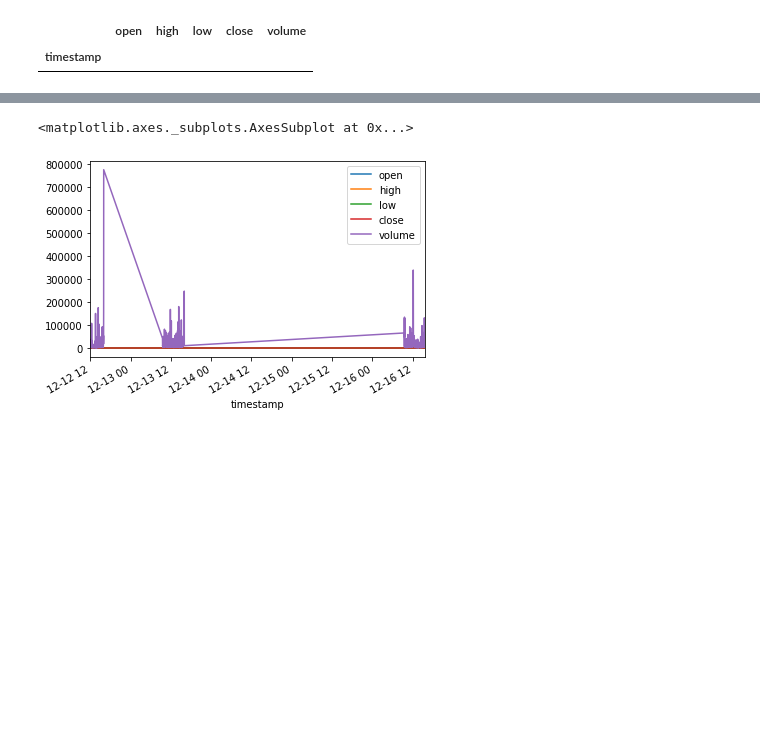
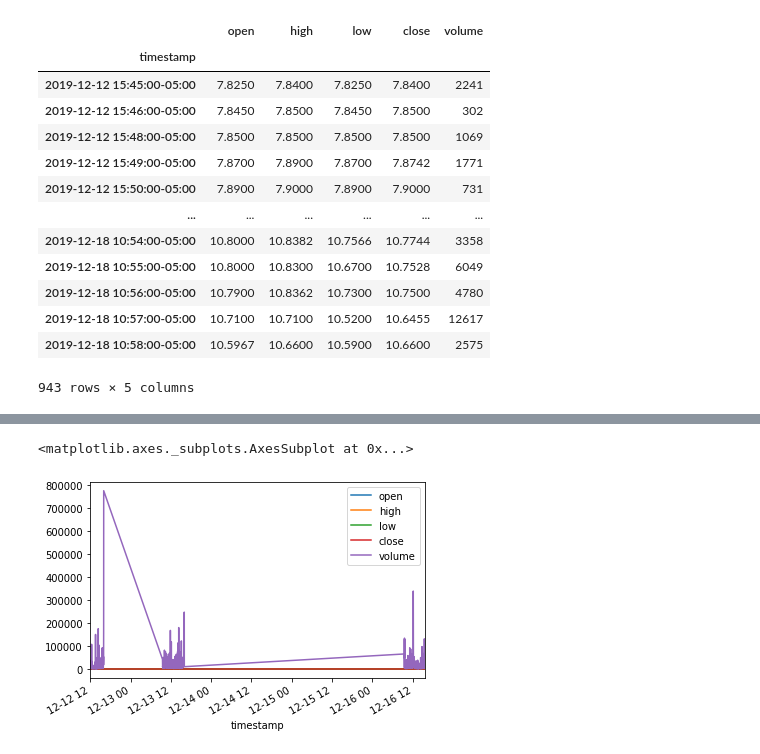
Before and after one commit to amor71/LiuAlgoTrader, a Jupyter notebook: test_macd.ipynb, the cells around one changed output, grey strips where cells are left out. Cells and saved outputs as stored; diff of their text form; code cells hidden in the pictures; blank space fills up the shorter version.

```diff
--- a/test_macd.ipynb
+++ b/test_macd.ipynb
@@ -11,7 +11,7 @@ from ta.trend import macd
 # %%
-base_url = "https://paper-api.alpaca.markets"
-api_key_id = "PKAWDZ1B1UO4JS9EP373"
-api_secret = "8NTlw1SuEPjpBQ0cPbwyNXEdJRklTe/HF7Rf90zE"
+base_url = "https://api.alpaca.markets"
+api_key_id = "AKVKN4TLUUS5MZO5KYLM"
+api_secret = "nkK2UmvE1kTFFw1ZlaqDmwCyiuCu7OOeB5y2La/X"
 # %%
 api = tradeapi.REST(
     base_url=base_url, key_id=api_key_id, secret_key=api_secret
@@ -20,10 +20,22 @@ api = tradeapi.REST(
 session = requests.session()
 # %%
 minute_history = api.polygon.historic_agg_v2(
-    'NOG', 1, 'minute', _from = 1576500200, to=1576600200, limit=1000).df
+    'NLTX', 1, 'minute', _from = date.today() - timedelta(days=10), to=date.today() + timedelta(days=1), limit=1000).df
 # %%
-minute_history
+minute_history[:943]
 # %% [output]
 |  | open | high | low | close | volume |
 | timestamp |  |  |  |  |  |
+| 2019-12-12 15:45:00-05:00 | 7.8250 | 7.8400 | 7.8250 | 7.8400 | 2241 |
+| 2019-12-12 15:46:00-05:00 | 7.8450 | 7.8500 | 7.8450 | 7.8500 | 302 |
+| 2019-12-12 15:48:00-05:00 | 7.8500 | 7.8500 | 7.8500 | 7.8500 | 1069 |
+| 2019-12-12 15:49:00-05:00 | 7.8700 | 7.8900 | 7.8700 | 7.8742 | 1771 |
+| 2019-12-12 15:50:00-05:00 | 7.8900 | 7.9000 | 7.8900 | 7.9000 | 731 |
+| ... | ... | ... | ... | ... | ... |
+| 2019-12-18 10:54:00-05:00 | 10.8000 | 10.8382 | 10.7566 | 10.7744 | 3358 |
+| 2019-12-18 10:55:00-05:00 | 10.8000 | 10.8300 | 10.6700 | 10.7528 | 6049 |
+| 2019-12-18 10:56:00-05:00 | 10.7900 | 10.8362 | 10.7300 | 10.7500 | 4780 |
+| 2019-12-18 10:57:00-05:00 | 10.7100 | 10.7100 | 10.5200 | 10.6455 | 12617 |
+| 2019-12-18 10:58:00-05:00 | 10.5967 | 10.6600 | 10.5900 | 10.6600 | 2575 |
+943 rows × 5 columns
 # %%
```
Also changed, not shown: parts of 7 cells of this notebook, 2 other files.
